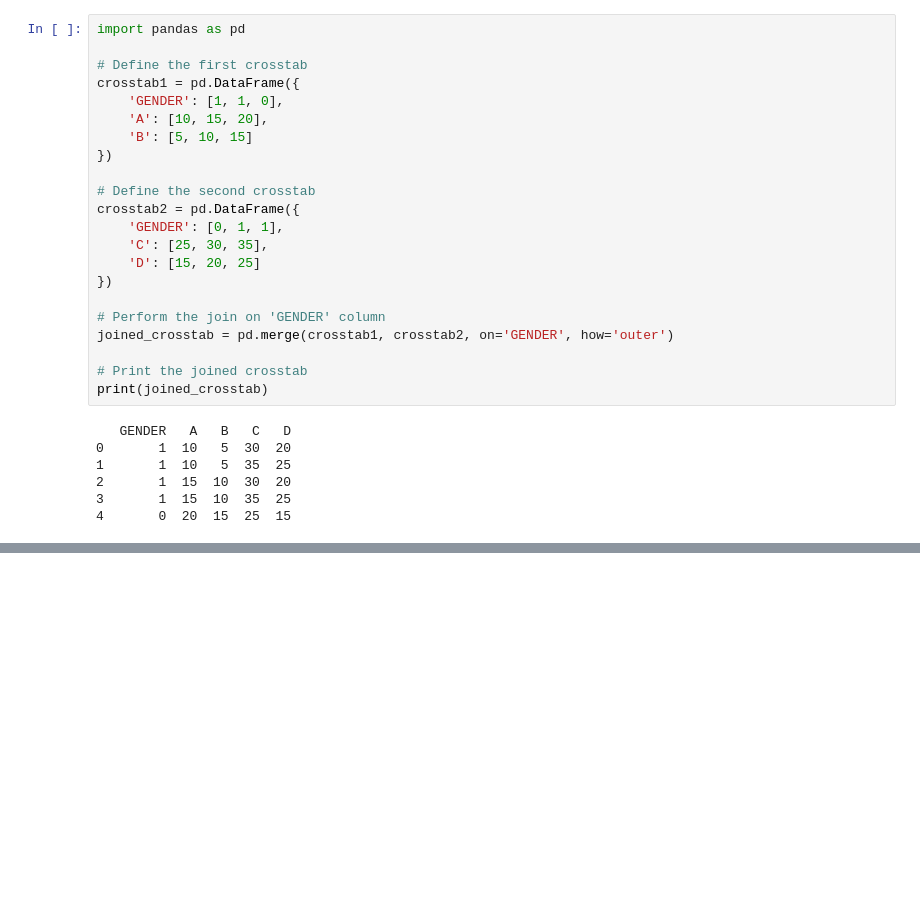
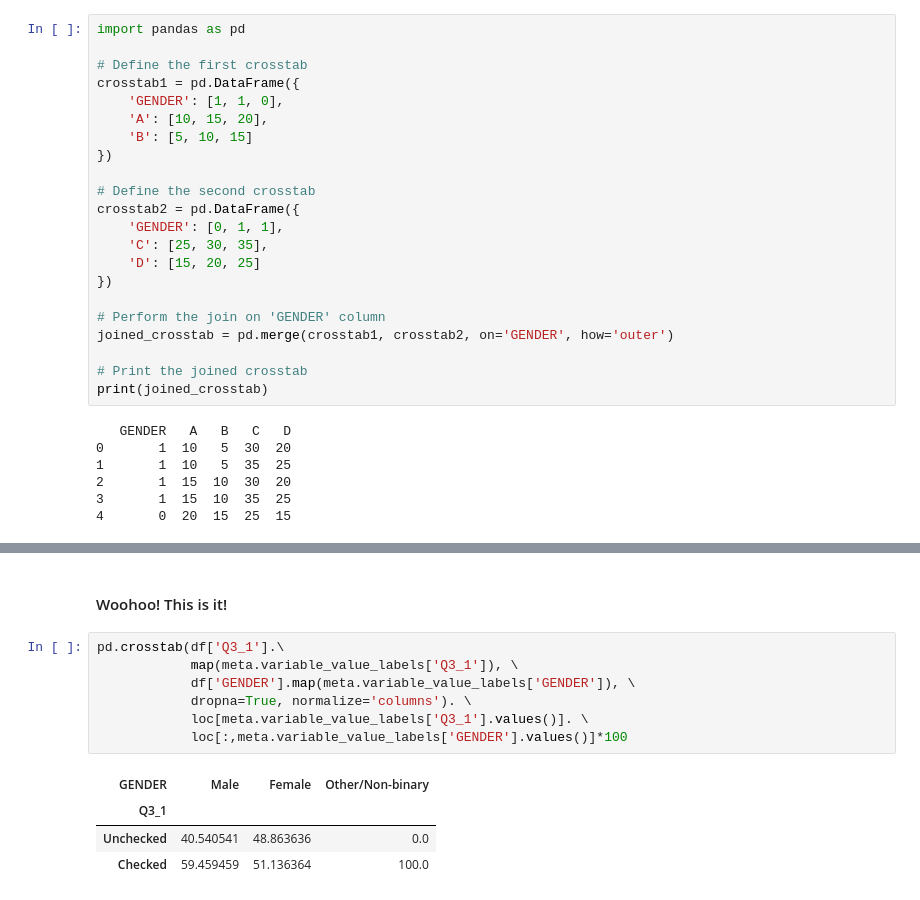
Before and after one commit to jellohead/output_manipulation, a Jupyter notebook: output_manipulation.ipynb, the cells around one changed output, grey strips where cells are left out. Saved outputs shown, nothing was run; the diff lists cells and outputs as text; blank space fills up the shorter version.

```diff
--- a/output_manipulation.ipynb
+++ b/output_manipulation.ipynb
@@ -913,0 +1027,14 @@ print(joined_crosstab)
+# %% [markdown]
+#### Woohoo!  This is it!
+# %%
+pd.crosstab(df['Q3_1'].\
+            map(meta.variable_value_labels['Q3_1']), \
+            df['GENDER'].map(meta.variable_value_labels['GENDER']), \
+            dropna=True, normalize='columns'). \
+            loc[meta.variable_value_labels['Q3_1'].values()]. \
+            loc[:,meta.variable_value_labels['GENDER'].values()]*100
+# %% [output]
+| GENDER | Male | Female | Other/Non-binary |
+| Q3_1 |  |  |  |
+| Unchecked | 40.540541 | 48.863636 | 0.0 |
+| Checked | 59.459459 | 51.136364 | 100.0 |
```
Also changed, not shown: parts of 14 cells of this notebook.
